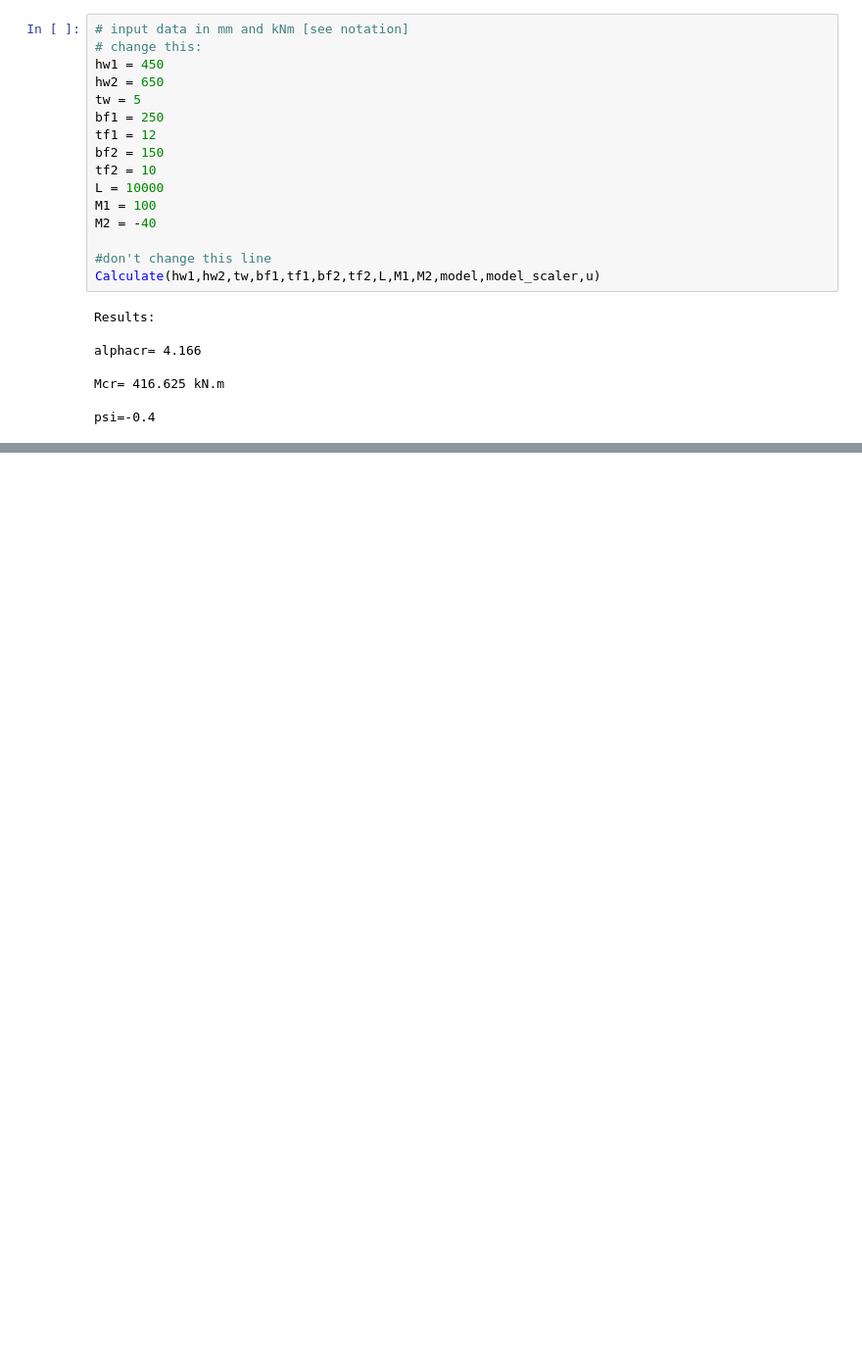
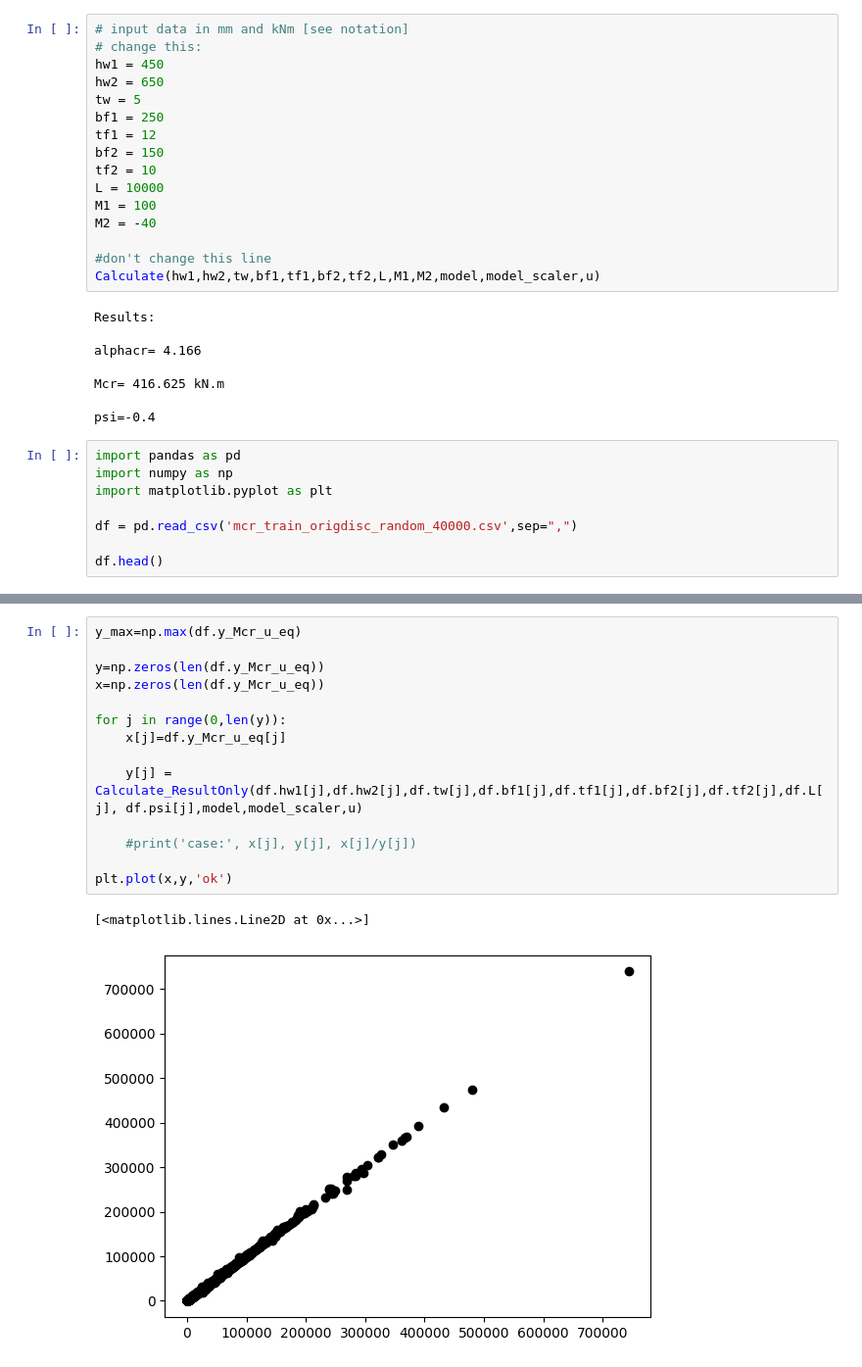
Before and after one commit to ccouto/testecolab, a Jupyter notebook: test.ipynb, the cells around one changed output, grey strips where cells are left out. Shown at 98% size. Drawn from its saved outputs; the diff is of its cells as text; blank space fills up the shorter version.

```diff
--- a/test.ipynb
+++ b/test.ipynb
@@ -50,3 +50,11 @@ alphacr= 4.166
 Mcr= 416.625 kN.m
 
 psi=-0.4
+# %%
+import pandas as pd
+import numpy as np
+import matplotlib.pyplot as plt
+
+df = pd.read_csv('mcr_train_origdisc_random_40000.csv',sep=",")
+
+df.head()
@@ -52,0 +68,17 @@ psi=-0.4
+# %%
+y_max=np.max(df.y_Mcr_u_eq)
+
+y=np.zeros(len(df.y_Mcr_u_eq))
+x=np.zeros(len(df.y_Mcr_u_eq))
+
+for j in range(0,len(y)):
+    x[j]=df.y_Mcr_u_eq[j]
+
+    y[j] = Calculate_ResultOnly(df.hw1[j],df.hw2[j],df.tw[j],df.bf1[j],df.tf1[j],df.bf2[j],df.tf2[j],df.L[j], df.psi[j],model,model_scaler,u)
+
+    #print('case:', x[j], y[j], x[j]/y[j])
+
+plt.plot(x,y,'ok')
+# %% [output]
+[<matplotlib.lines.Line2D at 0x...>]
+[figure, added]
```
Also changed, not shown: parts of 3 cells of this notebook, 1 other file.
